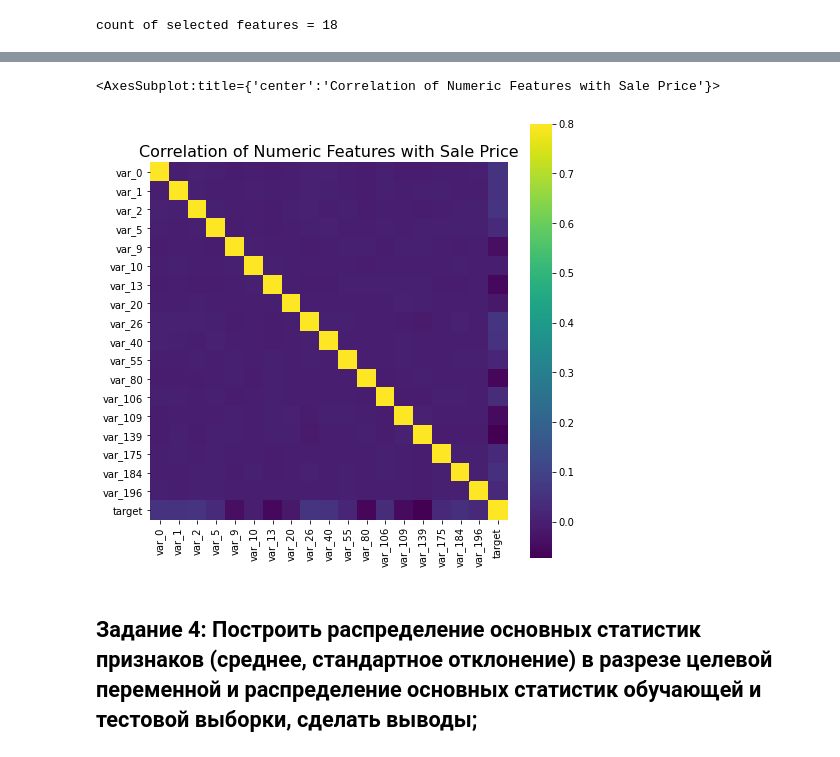
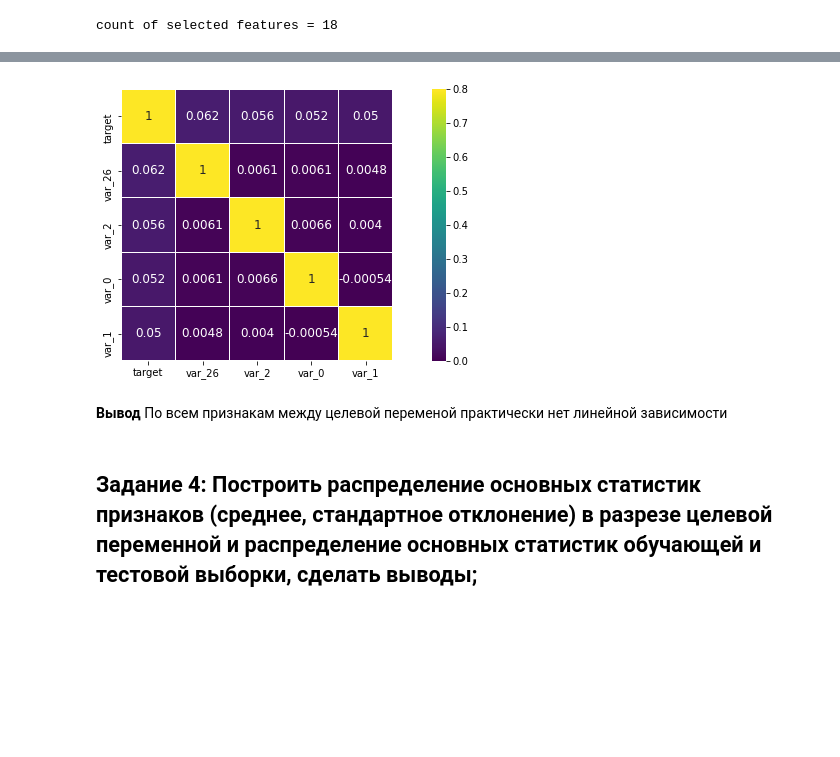
Before and after one commit to koryagin2006/GB_course_Sports_data_analysis, a Jupyter notebook: HW_1 Exploration Data Analysis.ipynb, the cells around one changed output, grey strips where cells are left out. Saved outputs shown, nothing was run; the diff lists cells and outputs as text; code cells hidden in the pictures; blank space fills up the shorter version.

```diff
--- a/HW_1 Exploration Data Analysis.ipynb
+++ b/HW_1 Exploration Data Analysis.ipynb
@@ -179,9 +171,15 @@ plt.ylabel("Density", size=14)
-# %%
-fig, axes = plt.subplots(figsize=(8, 8))
-plt.title("Correlation of Numeric Features with Sale Price", y=1, size=16)
-sns.heatmap(correlation, square=True, vmax=0.8, cmap="viridis")
-# %% [output]
-<AxesSubplot:title={'center':'Correlation of Numeric Features with Sale Price'}>
-[figure, removed]
+# %%
+k = 5
+cols = correlation.nlargest(k, "target")["target"].index
+cm = np.corrcoef(train[cols].values.T)
+fig, axes = plt.subplots(figsize=(14, 5))
+
+sns.heatmap(cm, vmax=.8, linewidths=0.01, cmap="viridis", square=True,
+            annot=True, linecolor="white", xticklabels=cols.values,
+            annot_kws={"size": 12}, yticklabels=cols.values);
+# %% [output]
+[figure, added]
+# %% [markdown]
+**Вывод** По всем признакам между целевой переменой практически нет линейной зависимости
 # %% [markdown]
 ## Задание 4: Построить распределение основных статистик признаков (среднее, стандартное отклонение) в разрезе целевой переменной и распределение основных статистик обучающей и тестовой выборки, сделать выводы;
```
Also changed, not shown: parts of 13 cells of this notebook.
